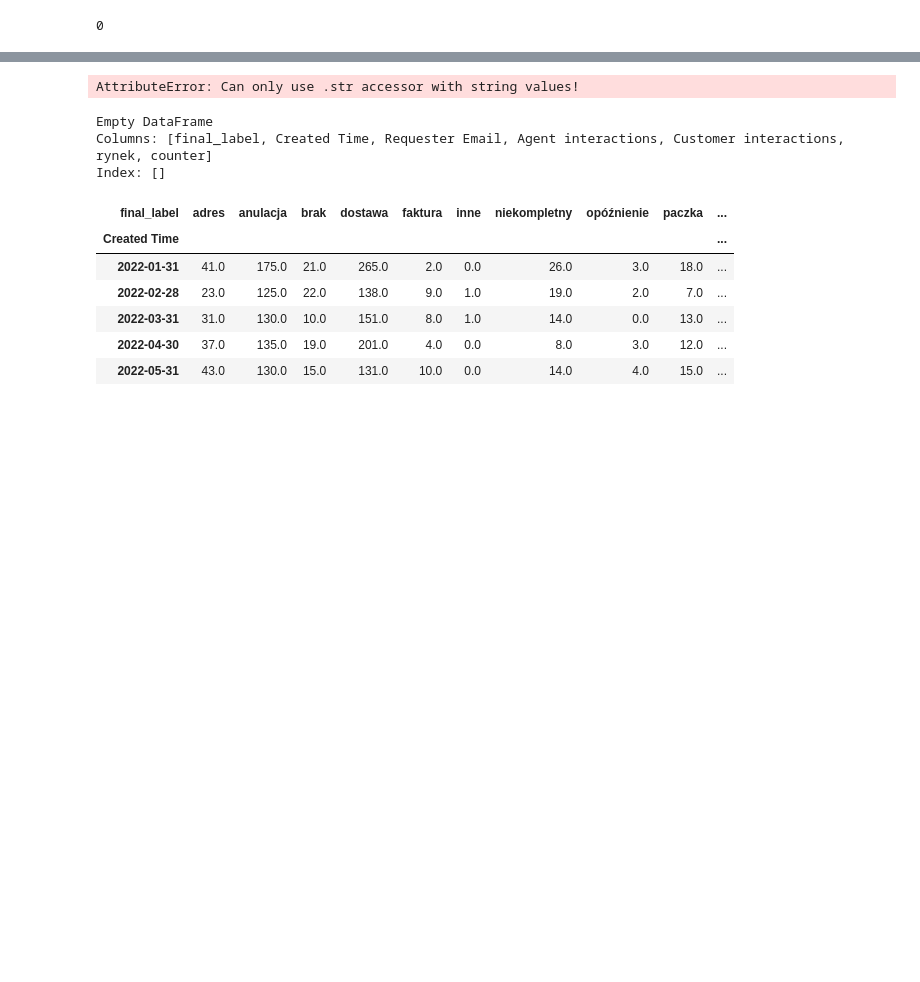
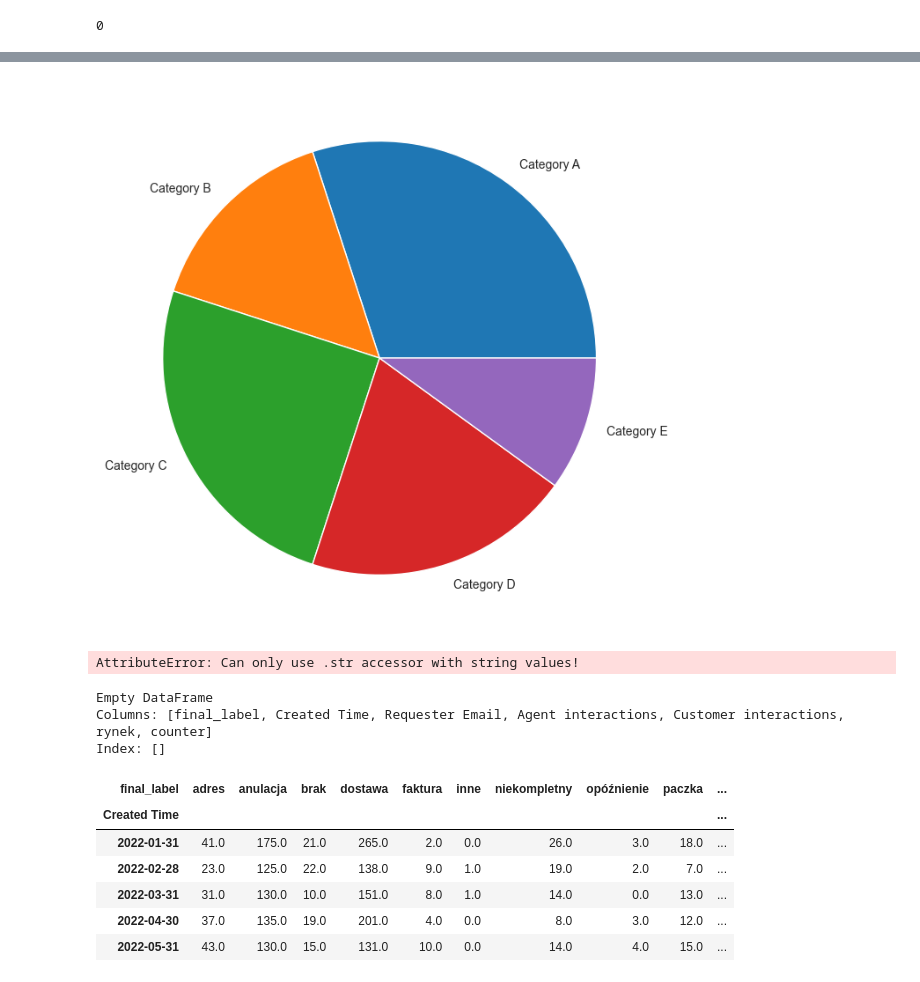
Before and after one commit to arioslock/projects_in_progress, a Jupyter notebook: projekt_koncowy.ipynb, the cells around one changed output, grey strips where cells are left out. Drawn from its saved outputs; the diff is of its cells as text; code cells hidden in the pictures; blank space fills up the shorter version.

```diff
--- a/projekt_koncowy.ipynb
+++ b/projekt_koncowy.ipynb
@@ -279,3 +338,20 @@ sns.color_palette("viridis", as_cmap=True)
+# %%
+data = [30, 15, 25, 20, 10]
+labels = ['Category A', 'Category B', 'Category C', 'Category D', 'Category E']
+
+sns.set_style("whitegrid")  # You can set a desired style
+plt.figure(figsize=(8, 8))  # Set the figure size
+
+# Create the pie chart using a countplot
+plt.pie(data, labels=labels)
+
+# plt.axis('equal')  # Equal aspect ratio ensures that the pie chart is circular
+# plt.title('Distribution of Categories')
+
+# # Display the plot
+plt.show()
+# %% [output]
+[figure, added]
 # %%
 def set_day_to_first_of_month(date_string):
     date_obj = datetime.strptime(date_string, "%Y-%m-%d")
```
Also changed, not shown: parts of 6 cells of this notebook, 3 other files.
